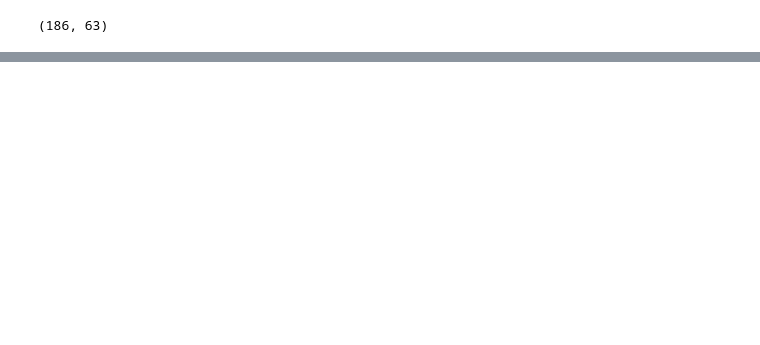
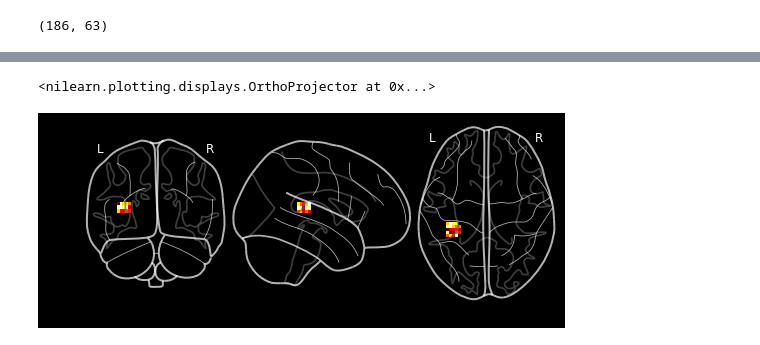
Before and after one commit to jeffmacinnes/b2b, a Jupyter notebook: analysis/subject001_multivoxel.ipynb, the cells around one changed output, grey strips where cells are left out. Saved outputs shown, nothing was run; the diff lists cells and outputs as text; code cells hidden in the pictures; blank space fills up the shorter version.

```diff
--- a/analysis/subject001_multivoxel.ipynb
+++ b/analysis/subject001_multivoxel.ipynb
@@ -59,0 +115,3 @@ fmri.shape
+# %%
+svc = SVC(kernel='linear', C=100)
+print(svc)
@@ -59,0 +126,9 @@ fmri.shape
+# %%
+# set up cross validator
+cv = KFold(n=len(fmri), n_folds=5)
+
+for train,test in cv:
+    conditions_masked = conditions.values[train]
+    svc.fit(fmri[train], conditions_masked)
+    prediction = svc.predict(fmri[test])
+    print((prediction == conditions.values[test]).sum() / float(len(conditions.values[test])))
@@ -59,0 +156,3 @@ fmri.shape
+# %%
+coef_ = svc.coef_
+coef_.shape
@@ -59,0 +161,4 @@ fmri.shape
+# %%
+# these are the weights, but we need to know WHERE in the brain these voxels were
+# so, invert the mask
+coef_img = masker.inverse_transform(coef_)
@@ -59,0 +188,5 @@ fmri.shape
+# %%
+plotting.plot_glass_brain(coef_img, black_bg=True)
+# %% [output]
+<nilearn.plotting.displays.OrthoProjector at 0x...>
+[figure, added]
```
Also changed, not shown: parts of 21 cells of this notebook, 2 other files.
